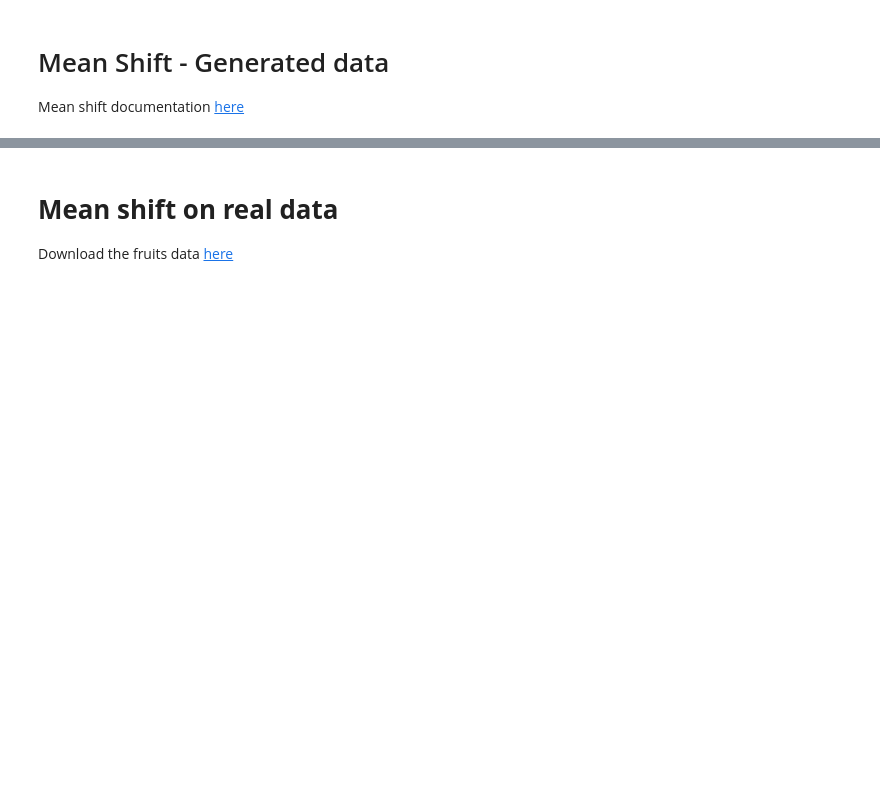
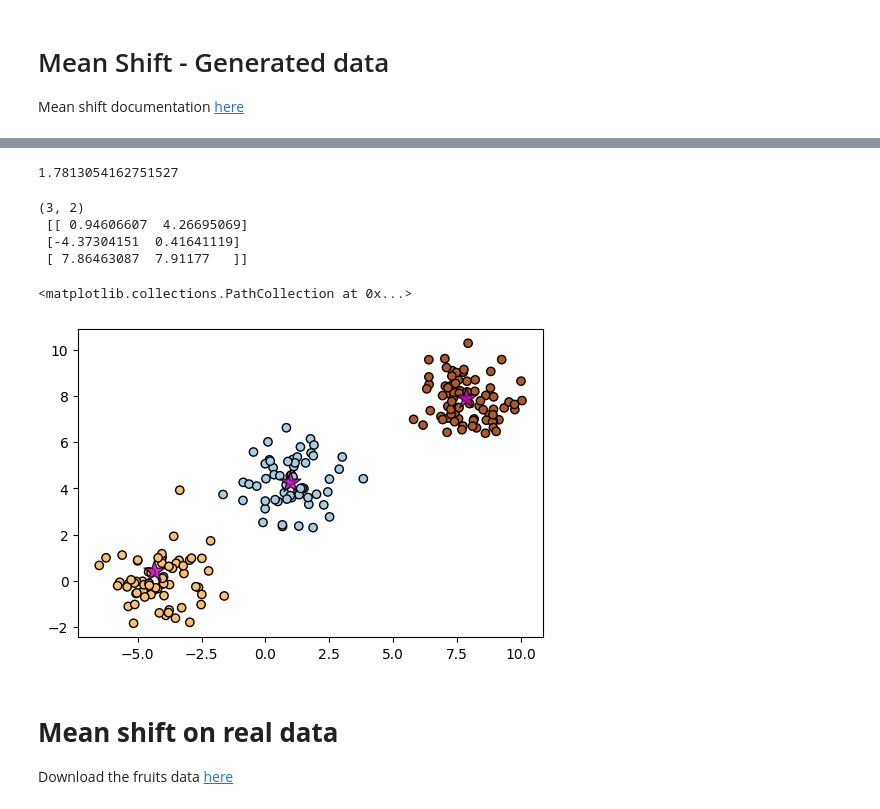
Before and after one commit to JhonDiazArango/machine_learning, a Jupyter notebook: Sem_06/Mean_Shift.ipynb, the cells around one changed output, grey strips where cells are left out. Cells and saved outputs as stored; diff of their text form; code cells hidden in the pictures; blank space fills up the shorter version.

Commit message:
Updated sem06 Mean_Shift.ipynb

```diff
--- a/Sem_06/Mean_Shift.ipynb
+++ b/Sem_06/Mean_Shift.ipynb
@@ -30,3 +26,30 @@ cluster_centers = ms.cluster_centers_
+# %%
+bandwidth = max(abs(X[:, 0].min() - X[:, 0].max()), abs(X[:, 1].min() - X[:, 1].max()))*0.10
+
+print(bandwidth)
+
+ms = MeanShift(bandwidth = bandwidth)
+ms.fit (X_train)
+
+cluster_centers = ms.cluster_centers_
+# %% [output]
+1.7813054162751527
+# %%
+print(cluster_centers.shape, '\n', cluster_centers)
+# %% [output]
+(3, 2)
+ [[ 0.94606607  4.26695069]
+ [-4.37304151  0.41641119]
+ [ 7.86463087  7.91177   ]]
+# %%
+predictions = ms.predict(X_test)
+
+_, ax = plt.subplots (figsize=(6,4))
+ax.scatter (X_test[:, 0], X_test[:, 1], c = predictions, cmap='Paired', edgecolors = 'k') #plot predictions
+ax.scatter (cluster_centers[:, 0], cluster_centers[:, 1], c ="m", s = 250, edgecolors='k', alpha=0.8, marker="*") #plot centroids
+# %% [output]
+<matplotlib.collections.PathCollection at 0x...>
+[figure, added]
 # %% [markdown]
 # **Mean shift on real data**
 
```
Also changed, not shown: parts of 13 cells of this notebook.
